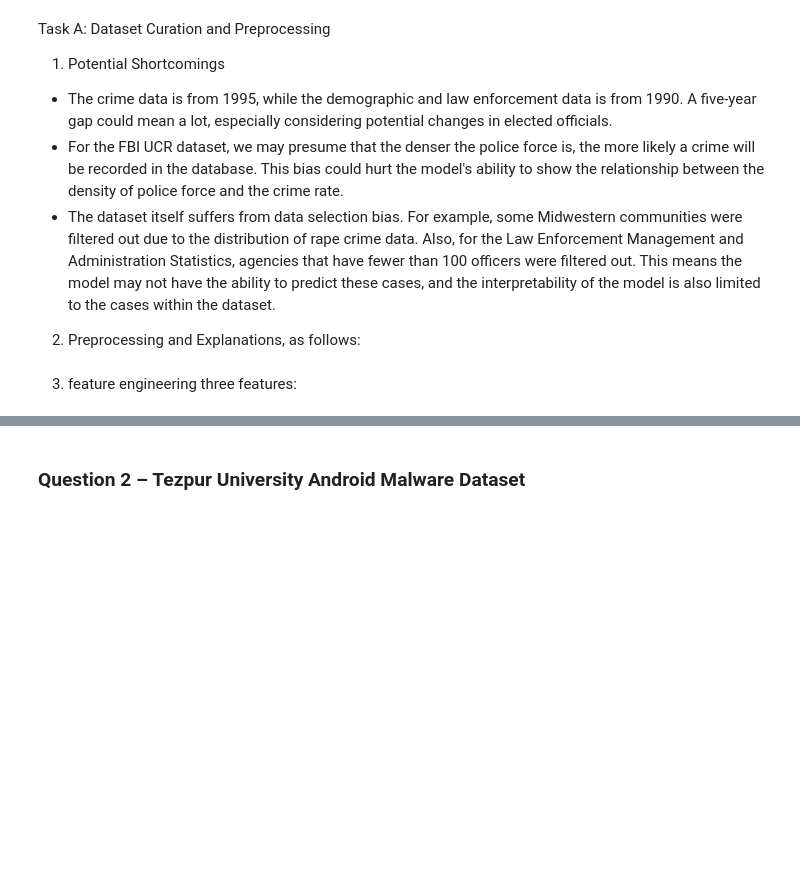
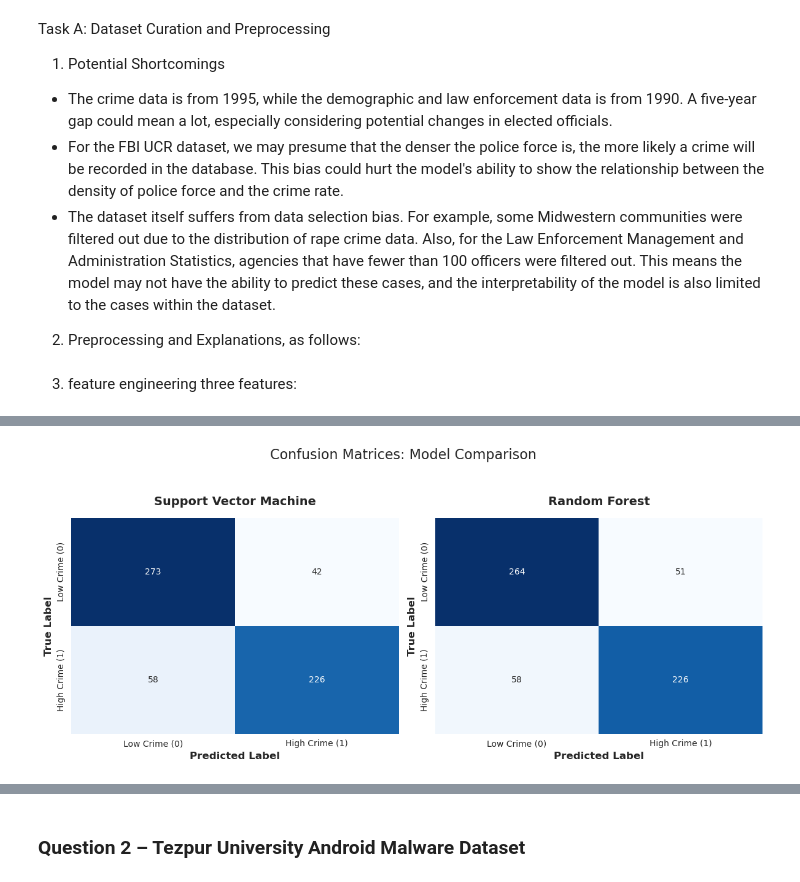
Before and after one commit to Zycheng114514/data_science_2_group_assignments, a Jupyter notebook: Group_Zhiyang_Jingwen_Maurice_1.ipynb, the cells around one changed output, grey strips where cells are left out. Drawn from its saved outputs; the diff is of its cells as text; code cells hidden in the pictures; blank space fills up the shorter version.

```diff
--- a/Group_X2.ipynb
+++ b/Group_Zhiyang_Jingwen_Maurice_1.ipynb
@@ -290,0 +259,86 @@ Confusion Matrix:
+# %%
+def build_and_evaluate_classifiers(X_train, y_train, X_test, y_test):
+    # the top 50% is high crime.
+    threshold = y_train.quantile(0.50)
+
+    # Convert continuous targets to integers (1 = High Crime, 0 = Low Crime)
+    y_train_class = (y_train >= threshold).astype(int)
+    y_test_class = (y_test >= threshold).astype(int)
+
+    # still use k-fold for robust hyperparameter tuning.
+    kf = KFold(n_splits=5, shuffle=True, random_state=42)
+
+    models_config = {
+        'Support Vector Machine': (
+            SVC(random_state=42, probability=True, class_weight='balanced'),
+            {
+                'C': [1.0, 10.0],
+                'kernel': ['rbf'],
+                'gamma': ['auto', 0.1, 0.01]
+            }
+        ),
+        'Random Forest': (
+            RandomForestClassifier(random_state=42, n_jobs=-1, class_weight='balanced'),
+            {
+                'n_estimators': [100, 200],
+                'max_depth': [None, 10, 20, 30],
+                'min_samples_split': [2, 5, 10],
+                'max_features': ['sqrt']
+            }
+        )
+    }
+
+    results = []
+    best_models = {}
+    conf_matrices = {}
+
+    for name, (model, params) in models_config.items():
+        # Fit the model using F1-score optimization
+        grid = GridSearchCV(model, params, cv=kf, scoring='f1',n_jobs=-1)
+        grid.fit(X_train, y_train_class)
+
+        best_model = grid.best_estimator_
+        best_models[name] = best_model
+
+        y_pred = best_model.predict(X_test)
+
+        f1 = f1_score(y_test_class, y_pred)
+        recall = recall_score(y_test_class, y_pred)
+        precision = precision_score(y_test_class, y_pred)
+        accuracy = accuracy_score(y_test_class, y_pred)
+
+        conf_matrices[name] = confusion_matrix(y_test_class, y_pred)
+
+        results.append({
+            'Model': name,
+            'Best Params': str(grid.best_params_),
+            'Test F1': round(f1, 4),
+            'Test precision': round(precision, 4),
+            'Test Recall': round(recall, 4),
+            'Test Accuracy': round(accuracy, 4)
+        })
+
+    results_df = pd.DataFrame(results).sort_values(by='Test F1', ascending=False).reset_index(drop=True)
+
+    return best_models, results_df, conf_matrices
+
+trained_classifiers, classification_results_df, conf_matrices_output = build_and_evaluate_classifiers(X_train, y_train, X_test, y_test)
+
+display(classification_results_df)
+
+# Create a figure to plot the matrices side-by-side
+num_models = len(conf_matrices_output)
+fig, axes = plt.subplots(1, num_models, figsize=(12, 5))
+
+for ax, (model_name, matrix) in zip(axes, conf_matrices_output.items()):
+    sns.heatmap(matrix, annot=True, fmt='d', cmap='Blues', cbar=False, ax=ax,
+                xticklabels=['Low Crime (0)', 'High Crime (1)'],
+                yticklabels=['Low Crime (0)', 'High Crime (1)'])
+    ax.set_title(f"{model_name}", fontsize=14, fontweight='bold', pad=15)
+    ax.set_xlabel('Predicted Label', fontsize=12, fontweight='bold')
+    ax.set_ylabel('True Label', fontsize=12, fontweight='bold')
+
+plt.suptitle("Confusion Matrices: Model Comparison", fontsize=16, y=1.05)
+plt.tight_layout()
+plt.show()
+# %% [output]
@@ -291 +348,2 @@ Confusion Matrix:
+[figure, added]
 # %% [markdown]
```
Also changed, not shown: parts of 21 cells of this notebook, 1 other file.
